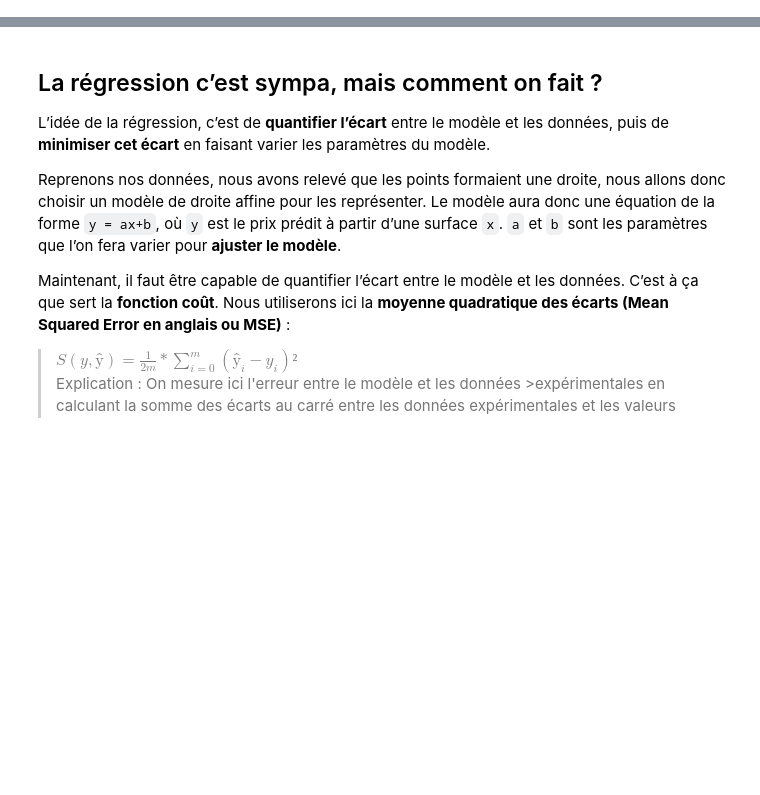
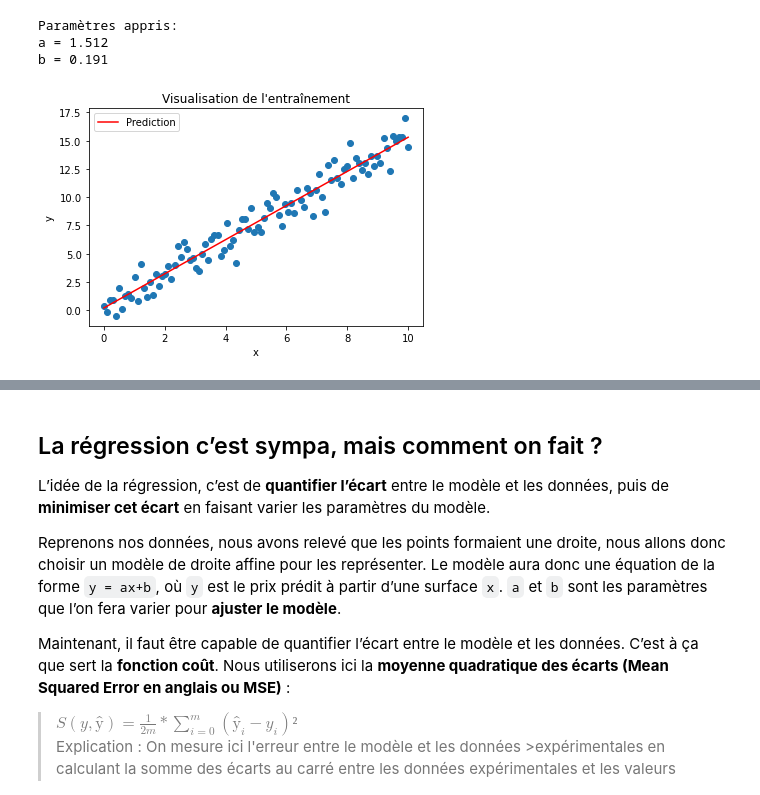
Before and after one commit to ia-z/ia-z, a Jupyter notebook: docs/Cours fondamentaux ML/3 - Regression lineaire.ipynb, the cells around one changed output, grey strips where cells are left out. Saved outputs shown, nothing was run; the diff lists cells and outputs as text; code cells hidden in the pictures; blank space fills up the shorter version.

```diff
--- a/docs/Cours fondamentaux ML/3 - Regression lineaire.ipynb
+++ b/docs/Cours fondamentaux ML/3 - Regression lineaire.ipynb
@@ -26,0 +84,26 @@ C’est ici qu’intervient la régression linéaire : Nous allons expliquer la
+# %%
+from sklearn.linear_model import LinearRegression
+
+X = x.reshape(-1, 1)
+
+model = LinearRegression()
+model.fit(X, y)
+
+print('Paramètres appris :')
+print(f'a = {model.coef_[0]:.3f}')
+print(f'b = {model.intercept_:.3f}')
+
+y_pred = model.predict(X)
+
+plt.scatter(x, y)
+plt.plot(x, y_pred, 'red', label='Prediction')
+plt.title("Visualisation de l'entraînement")
+plt.xlabel('x')
+plt.ylabel('y')
+plt.legend()
+plt.show()
+# %% [output]
+Paramètres appris:
+a = 1.512
+b = 0.191
+[figure, added]
```
Also changed, not shown: parts of 17 cells of this notebook, 1 other file.
